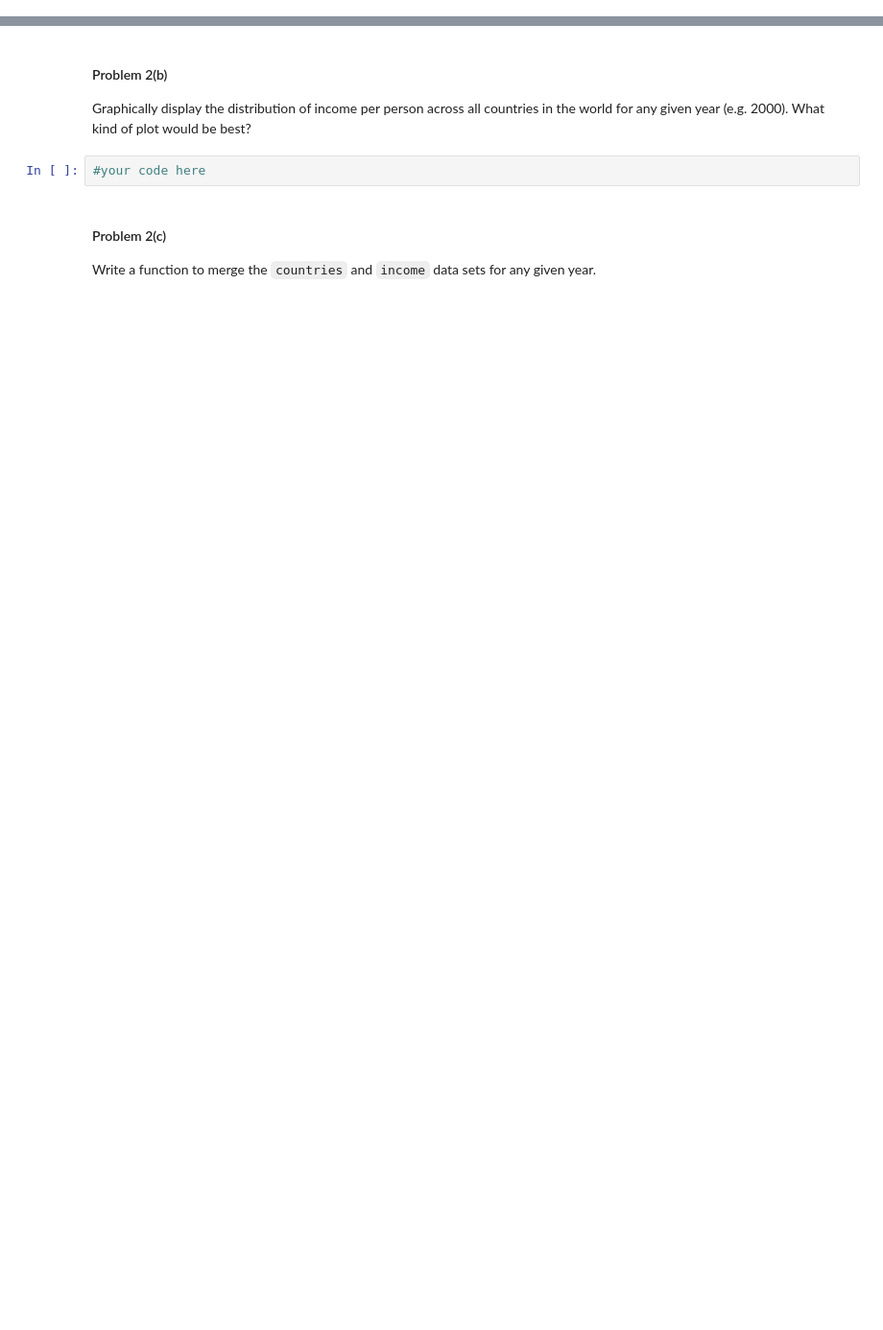
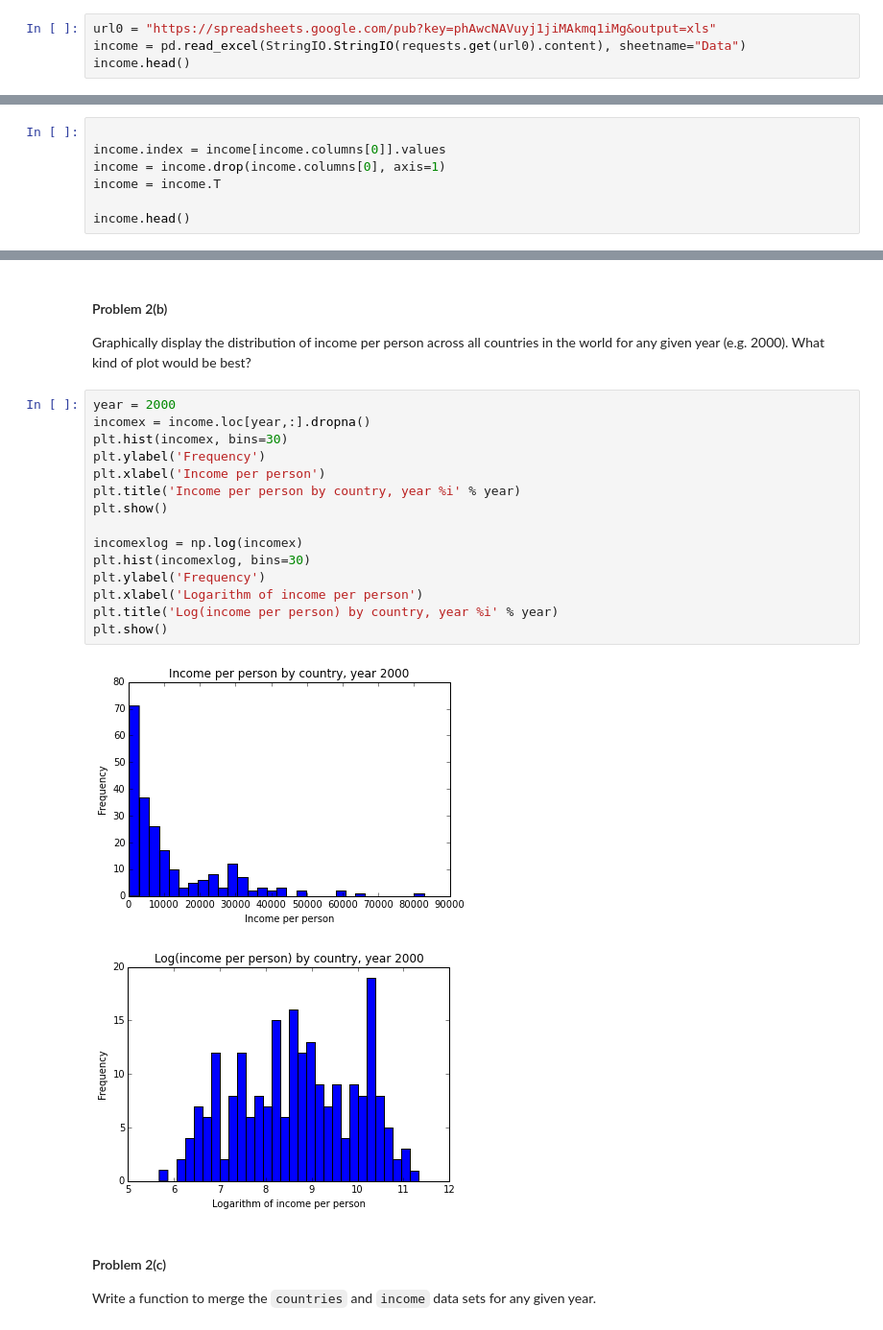
Before and after one commit to koalasleeping/109-Harvard-Data-Science, a Jupyter notebook: homework/HW1.ipynb, the cells around one changed output, grey strips where cells are left out. Shown at 96% size. Cells and saved outputs as stored; diff of their text form; blank space fills up the shorter version.

```diff
--- a/homework/HW1.ipynb
+++ b/homework/HW1.ipynb
@@ -261,0 +281,4 @@ Using the [data available on Gapminder](http://www.gapminder.org/data/), load in
+# %%
+url0 = "https://spreadsheets.google.com/pub?key=phAwcNAVuyj1jiMAkmq1iMg&output=xls"
+income = pd.read_excel(StringIO.StringIO(requests.get(url0).content), sheetname="Data")
+income.head()
@@ -265,0 +295,7 @@ Transform the data set to have years as the rows and countries as the columns. S
+# %%
+
+income.index = income[income.columns[0]].values
+income = income.drop(income.columns[0], axis=1)
+income = income.T
+
+income.head()
@@ -267,8 +311,24 @@ Transform the data set to have years as the rows and countries as the columns. S
 #### Problem 2(b)
 
 Graphically display the distribution of income per person across all countries in the world for any given year (e.g. 2000).  What kind of plot would be best?
-# %%
-#your code here
+# %%
+year = 2000
+incomex = income.loc[year,:].dropna()
+plt.hist(incomex, bins=30)
+plt.ylabel('Frequency')
+plt.xlabel('Income per person')
+plt.title('Income per person by country, year %i' % year)
+plt.show()
+
+incomexlog = np.log(incomex)
+plt.hist(incomexlog, bins=30)
+plt.ylabel('Frequency')
+plt.xlabel('Logarithm of income per person')
+plt.title('Log(income per person) by country, year %i' % year)
+plt.show()
+# %% [output]
+[figure, added]
+[figure, added]
 # %% [markdown]
 #### Problem 2(c)
 
```
Also changed, not shown: parts of 10 cells of this notebook, 1 other file.
